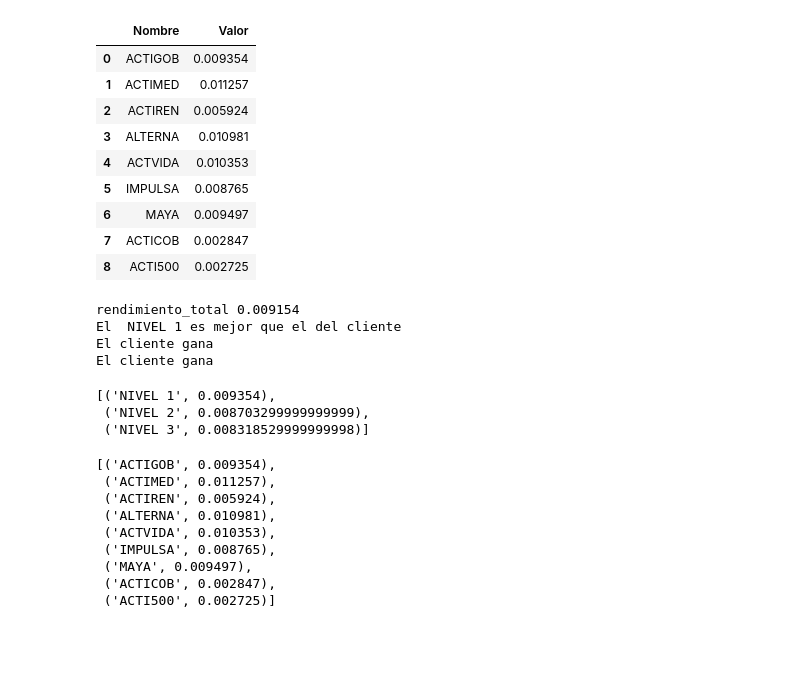
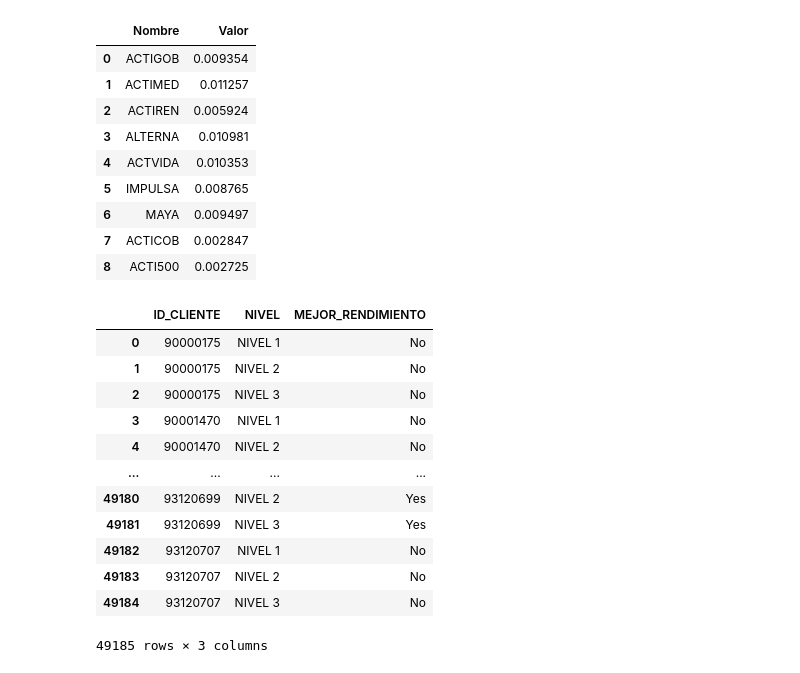
Before and after one commit to UlmoMacias/proyecto1704, a Jupyter notebook: main.ipynb, the cells around one changed output. Cells and saved outputs as stored; diff of their text form; code cells hidden in the pictures; blank space fills up the shorter version.

```diff
--- a/main.ipynb
+++ b/main.ipynb
@@ -686,17 +685,17 @@ df_emisoras
 # %%
 claves_unicas= fondos.CLAVE_CLIENTE.unique()
 #len(claves_unicas)
-
+output = pd.DataFrame(columns=["ID_CLIENTE","NIVEL" , "MEJOR_RENDIMIENTO"]  )
 
 #16395
-for i in range(3,4):
+for i in range(0,16395):
     aux = fondos[fondos.CLAVE_CLIENTE == claves_unicas[i]].reset_index(drop=True)
 
     #limpamos la cadena de producto
     aux["DETALLE_PRODUCTO"] = [detalle_parser(x) for x in aux["DETALLE_PRODUCTO"]]
     #print(aux.to_string())
 
-    #Eliminamos las columnas
+    #Eliminamos las comas
     aux['POSICION_CUENTA_FECHA_TRANS']=aux['POSICION_CUENTA_FECHA_TRANS'].str.replace(',','')
 
     total = sum(aux["POSICION_CUENTA_FECHA_TRANS"].astype("int"))
@@ -724,19 +723,21 @@ for i in range(3,4):
     #print("porcentajes", porcentajes)
     #print("productos", productos)
     rendimiento_total = np.average(productos, weights=porcentajes)
-    rendimiento_total = 0.009154
 
-    print("rendimiento_total",rendimiento_total)
+    #print("rendimiento_total",rendimiento_total)
+    #print("###")
+    for nivel in portafolio_niveles:
 
-    for nivel in portafolio_niveles:
+        id_cliente = aux["CLAVE_CLIENTE"].unique()[0]
+
+
         if rendimiento_total < nivel[1]:
-            print("El ", nivel[0], "es mejor que el del cliente")
+
+            #print("El ", nivel[0], "es mejor que el del cliente")
+            output = output.append({"ID_CLIENTE":id_cliente, "NIVEL": nivel[0], "MEJOR_RENDIMIENTO": "No"}, ignore_index=True)
         else:
-            print("El cliente gana")
+            #print("El cliente gana")
+            output = output.append({"ID_CLIENTE":id_cliente, "NIVEL": nivel[0], "MEJOR_RENDIMIENTO": "Yes"}, ignore_index=True)
+
 
     aux = pd.DataFrame()
-# %% [output]
-rendimiento_total 0.009154
-El  NIVEL 1 es mejor que el del cliente
-El cliente gana
-El cliente gana
@@ -760,20 +744,16 @@ El cliente gana
-# %%
-#np.average([emisoras[0][1], emisoras[7][1]], weights=[90,10])
-
-portafolio_niveles
-# %% [output]
-[('NIVEL 1', 0.009354),
- ('NIVEL 2', 0.008703299999999999),
- ('NIVEL 3', 0.008318529999999998)]
-# %%
-emisoras
-# %% [output]
-[('ACTIGOB', 0.009354),
- ('ACTIMED', 0.011257),
- ('ACTIREN', 0.005924),
- ('ALTERNA', 0.010981),
- ('ACTVIDA', 0.010353),
- ('IMPULSA', 0.008765),
- ('MAYA', 0.009497),
- ('ACTICOB', 0.002847),
- ('ACTI500', 0.002725)]
+# %%
+output
+# %% [output]
+|  | ID_CLIENTE | NIVEL | MEJOR_RENDIMIENTO |
+| 0 | 90000175 | NIVEL 1 | No |
+| 1 | 90000175 | NIVEL 2 | No |
+| 2 | 90000175 | NIVEL 3 | No |
+| 3 | 90001470 | NIVEL 1 | No |
+| 4 | 90001470 | NIVEL 2 | No |
+| ... | ... | ... | ... |
+| 49180 | 93120699 | NIVEL 2 | Yes |
+| 49181 | 93120699 | NIVEL 3 | Yes |
+| 49182 | 93120707 | NIVEL 1 | No |
+| 49183 | 93120707 | NIVEL 2 | No |
+| 49184 | 93120707 | NIVEL 3 | No |
+49185 rows × 3 columns
```
Also changed, not shown: parts of 4 cells of this notebook, 13 other files.
